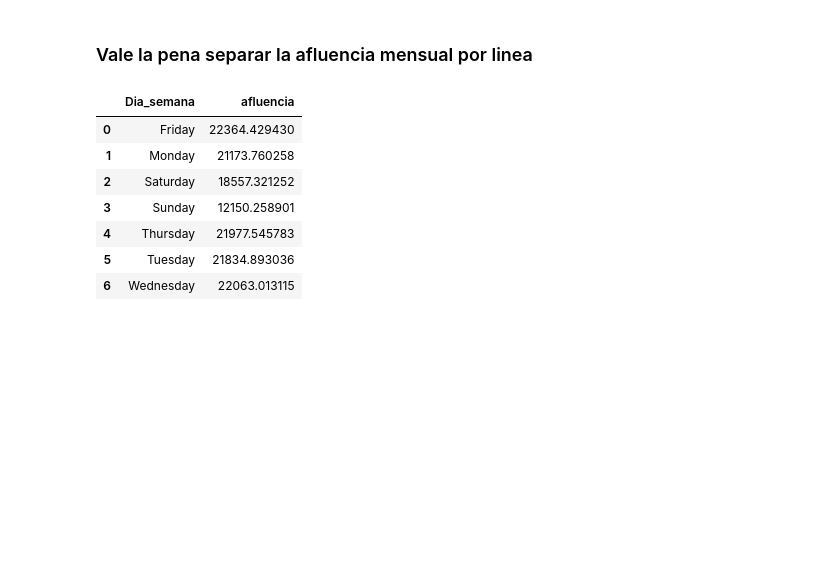
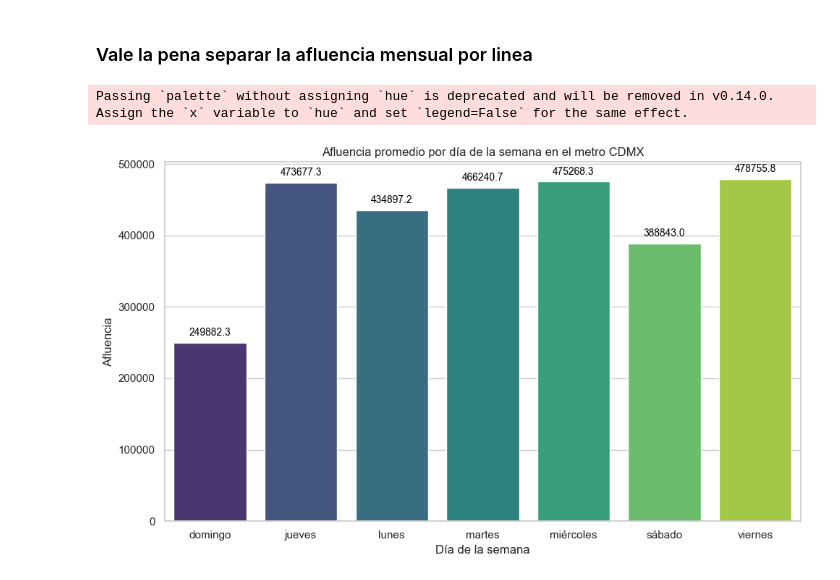
Before and after one commit to zac3e/Portafolio_1, a Jupyter notebook: Data_Science/Data_visualization/Afluencia_metro_cdmx.ipynb, the cells around one changed output. Cells and saved outputs as stored; diff of their text form; code cells hidden in the pictures; blank space fills up the shorter version.

```diff
--- a/Data_Science/Data_visualization/Afluencia_metro_cdmx.ipynb
+++ b/Data_Science/Data_visualization/Afluencia_metro_cdmx.ipynb
@@ -73,14 +75,28 @@ fig.update_layout(xaxis_title='Fecha',
                   hovermode='x unified')
 
 fig.show()
-# %%
-df.groupby('Dia_semana').agg({'afluencia': 'mean'}).reset_index()
-# %% [output]
-|  | Dia_semana | afluencia |
-| 0 | Friday | 22364.429430 |
-| 1 | Monday | 21173.760258 |
-| 2 | Saturday | 18557.321252 |
-| 3 | Sunday | 12150.258901 |
-| 4 | Thursday | 21977.545783 |
-| 5 | Tuesday | 21834.893036 |
-| 6 | Wednesday | 22063.013115 |
+# %%
+semanal=df[df["Año"]>2021].groupby('Dia_semana').resample('D')['afluencia'].sum().reset_index()
+semanal_prom=semanal.groupby(['Dia_semana']).agg({'afluencia': 'mean'}).reset_index().sort_values(by="Dia_semana", ascending=True)
+# %%
+import seaborn as sns
+sns.set(style="whitegrid")
+plt.figure(figsize=(10, 6))
+
+ax = sns.barplot(x="Dia_semana", y="afluencia", data=semanal_prom, palette="viridis")
+
+for p in ax.patches:
+    ax.annotate(format(p.get_height(), '.1f'),
+                (p.get_x() + p.get_width() / 2., p.get_height()),
+                ha = 'center', va = 'bottom', fontsize=10, color='black', xytext = (0, 5),
+                textcoords = 'offset points')
+
+plt.xlabel('Día de la semana')
+plt.ylabel('Afluencia')
+plt.title('Afluencia promedio por día de la semana en el metro CDMX')
+plt.tight_layout()
+
+plt.show()
+# %% [output]
+Passing `palette` without assigning `hue` is deprecated and will be removed in v0.14.0. Assign the `x` variable to `hue` and set `legend=False` for the same effect.
+[figure, added]
```
Also changed, not shown: parts of 5 cells of this notebook.
